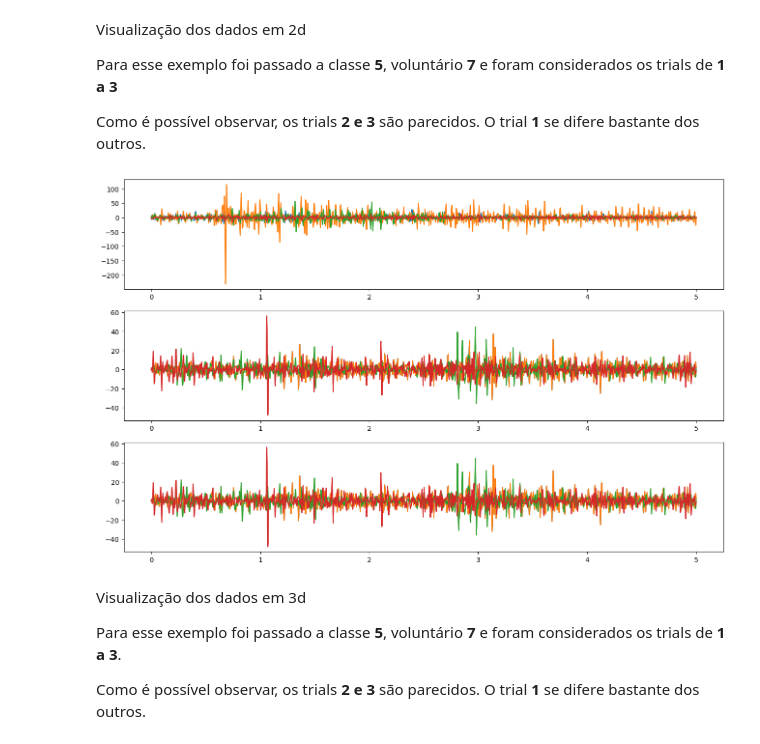
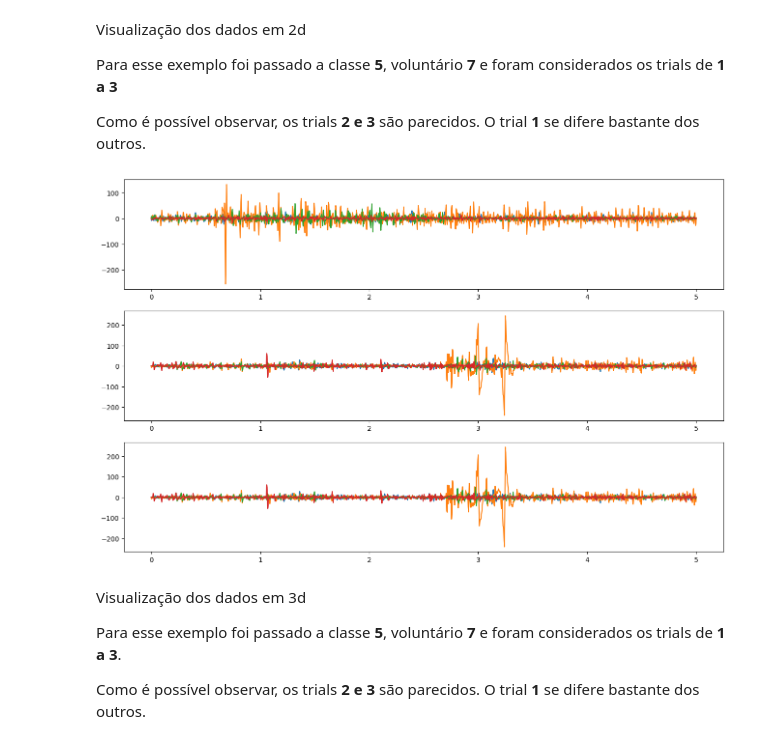
Before and after one commit to LucasDonadi/topicos2-sinaisbiologicos, a Jupyter notebook: trabalho_2.ipynb, the cells around one changed output. Cells and saved outputs as stored; diff of their text form; code cells hidden in the pictures.

```diff
--- a/trabalho_2.ipynb
+++ b/trabalho_2.ipynb
@@ -51,9 +51,9 @@ def butter_bandpass(data, lowcut, highcut, fs=200, order=4):
     b, a = signal.butter(order, [low, high], btype='bandpass')
     return signal.filtfilt(b, a, data)
 
-reshaped_data = np.reshape(data, (-1, num_samples))
+# reshaped_data = np.reshape(data, (-1, num_samples))
 
-filtered_data = butter_bandpass(reshaped_data, lowcut=5, highcut=50)
+filtered_data = butter_bandpass(data, lowcut=5, highcut=50)
 
 data = np.reshape(filtered_data, (num_subjects, num_trials, num_classes, num_channels, num_samples))
 # %% [markdown]
@@ -72,36 +72,36 @@ classe = 5 # 1...8
 
 # trial 1
 d1 = data[num_voluntario - 1,0,classe - 1,0,:], data[num_voluntario - 1,0,classe - 1,1,:], data[num_voluntario - 1,0,classe - 1,2,:], data[num_voluntario - 1,0,classe - 1,3,:]
 
 # trial 2
-d2 = data[num_voluntario - 1,1,classe - 1,0,:], data[num_voluntario - 1,1,classe - 1,0,:], data[num_voluntario - 1,1,classe - 1,2,:], data[num_voluntario - 1,1,classe - 1,3,:]
+d2 = data[num_voluntario - 1,1,classe - 1,0,:], data[num_voluntario - 1,1,classe - 1,1,:], data[num_voluntario - 1,1,classe - 1,2,:], data[num_voluntario - 1,1,classe - 1,3,:]
 
 # trial 3
-d3 = data[num_voluntario - 1,2,classe - 1,0,:], data[num_voluntario - 1,2,classe - 1,0,:], data[num_voluntario - 1,2,classe - 1,2,:], data[num_voluntario - 1,2,classe - 1,3,:]
+d3 = data[num_voluntario - 1,2,classe - 1,0,:], data[num_voluntario - 1,2,classe - 1,1,:], data[num_voluntario - 1,2,classe - 1,2,:], data[num_voluntario - 1,2,classe - 1,3,:]
 
 rcParams['figure.figsize'] = [16., 10.]
 
 x = np.linspace(0, 5, num_samples)
 fig, ax = plt.subplots(3, 1)
 
 ax[0].plot(x, d1[0])
 ax[0].plot(x, d1[1])
 ax[0].plot(x, d1[2])
 ax[0].plot(x, d1[3])
 
 ax[1].plot(x, d2[0])
 ax[1].plot(x, d2[1])
 ax[1].plot(x, d2[2])
 ax[1].plot(x, d2[3])
 
 ax[2].plot(x, d2[0])
 ax[2].plot(x, d2[1])
 ax[2].plot(x, d2[2])
 ax[2].plot(x, d2[3])
 
 plt.show()
 # %% [output]
-[figure, old version]
+[figure, new version]
 # %% [markdown]
 Visualização dos dados em 3d
 
```
Also changed, not shown: parts of 3 cells of this notebook.
